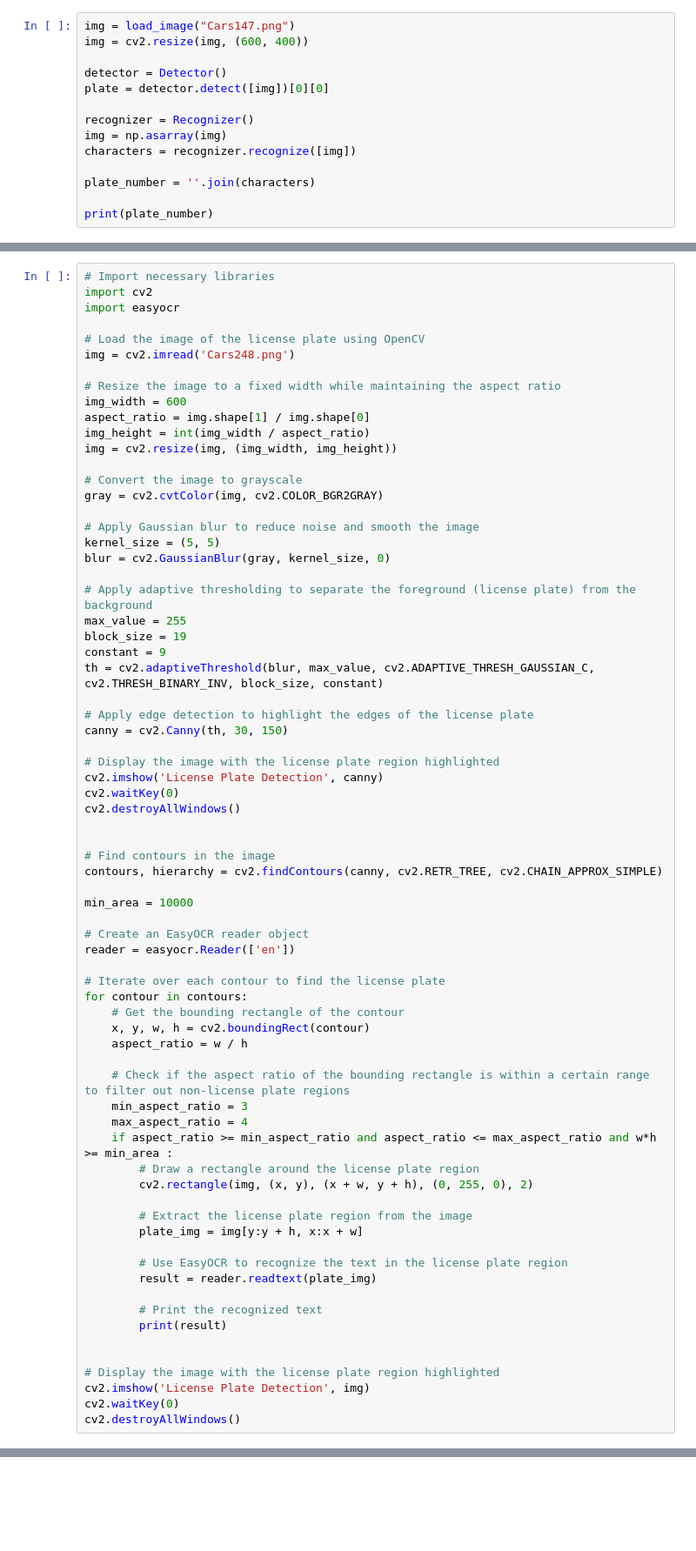
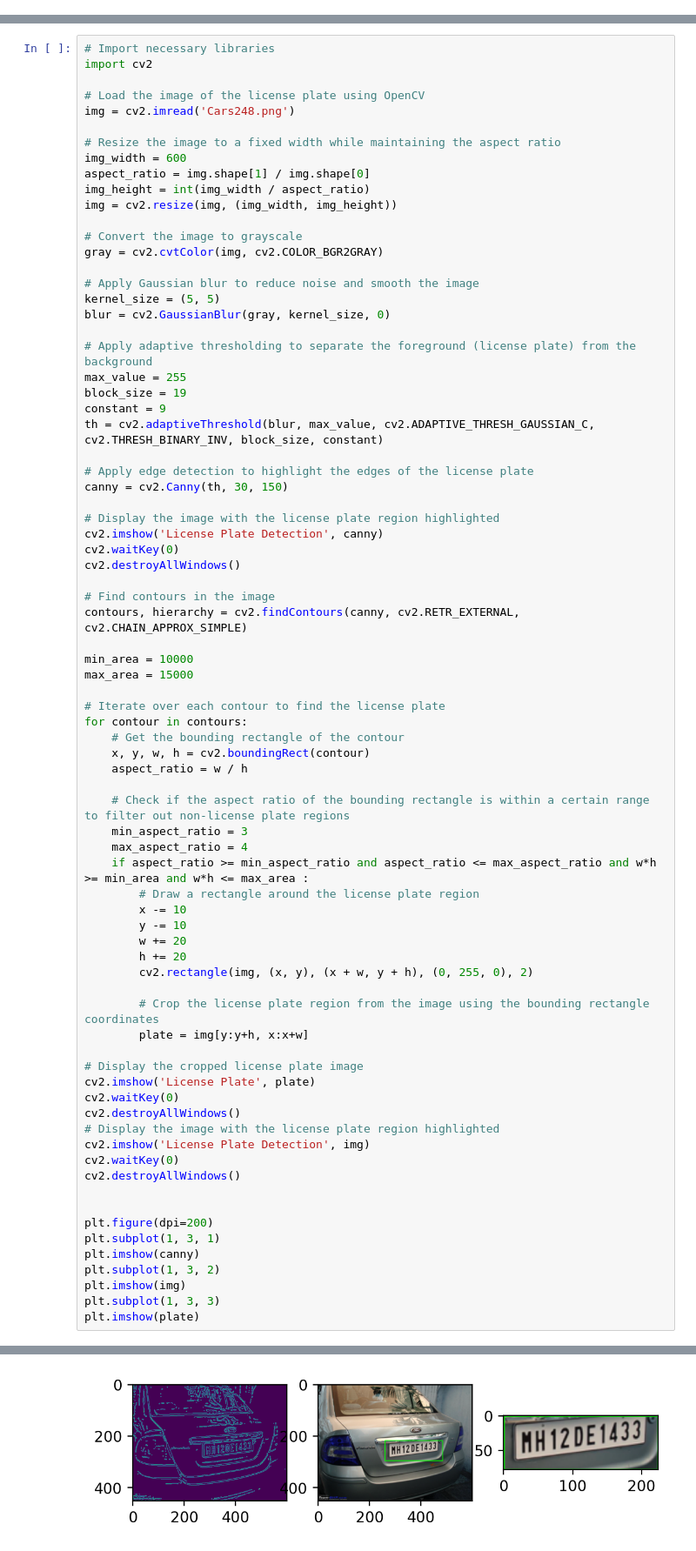
Before and after one commit to epeter6/CS482, a Jupyter notebook: Final Project.ipynb, the cells around one changed output, grey strips where cells are left out. Shown at 87% size. Drawn from its saved outputs; the diff is of its cells as text; blank space fills up the shorter version.

```diff
--- a/Final Project.ipynb
+++ b/Final Project.ipynb
@@ -23,14 +14,0 @@ def load_image(filepath):
-# %%
-img = load_image("Cars147.png")
-img = cv2.resize(img, (600, 400))
-
-detector = Detector()
-plate = detector.detect([img])[0][0]
-
-recognizer = Recognizer()
-img = np.asarray(img)
-characters = recognizer.recognize([img])
-
-plate_number = ''.join(characters)
-
-print(plate_number)
@@ -41,7 +22,6 @@ IndexError: index 0 is out of bounds for axis 0 with size 0
 # %%
 # Import necessary libraries
 import cv2
-import easyocr
 
 # Load the image of the license plate using OpenCV
 img = cv2.imread('Cars248.png')
@@ -73,14 +53,11 @@ cv2.imshow('License Plate Detection', canny)
 cv2.waitKey(0)
 cv2.destroyAllWindows()
 
-
 # Find contours in the image
-contours, hierarchy = cv2.findContours(canny, cv2.RETR_TREE, cv2.CHAIN_APPROX_SIMPLE)
+contours, hierarchy = cv2.findContours(canny, cv2.RETR_EXTERNAL, cv2.CHAIN_APPROX_SIMPLE)
 
 min_area = 10000
-
-# Create an EasyOCR reader object
-reader = easyocr.Reader(['en'])
+max_area = 15000
 
 # Iterate over each contour to find the license plate
 for contour in contours:
@@ -91,22 +68,32 @@ for contour in contours:
     # Check if the aspect ratio of the bounding rectangle is within a certain range to filter out non-license plate regions
     min_aspect_ratio = 3
     max_aspect_ratio = 4
-    if aspect_ratio >= min_aspect_ratio and aspect_ratio <= max_aspect_ratio and w*h >= min_area :
+    if aspect_ratio >= min_aspect_ratio and aspect_ratio <= max_aspect_ratio and w*h >= min_area and w*h <= max_area :
         # Draw a rectangle around the license plate region
+        x -= 10
+        y -= 10
+        w += 20
+        h += 20
         cv2.rectangle(img, (x, y), (x + w, y + h), (0, 255, 0), 2)
 
-        # Extract the license plate region from the image
-        plate_img = img[y:y + h, x:x + w]
+        # Crop the license plate region from the image using the bounding rectangle coordinates
+        plate = img[y:y+h, x:x+w]
 
-        # Use EasyOCR to recognize the text in the license plate region
-        result = reader.readtext(plate_img)
-
-        # Print the recognized text
-        print(result)
-
-
+# Display the cropped license plate image
+cv2.imshow('License Plate', plate)
+cv2.waitKey(0)
+cv2.destroyAllWindows()
 # Display the image with the license plate region highlighted
 cv2.imshow('License Plate Detection', img)
 cv2.waitKey(0)
 cv2.destroyAllWindows()
+
+
+plt.figure(dpi=200)
+plt.subplot(1, 3, 1)
+plt.imshow(canny)
+plt.subplot(1, 3, 2)
+plt.imshow(img)
+plt.subplot(1, 3, 3)
+plt.imshow(plate)
 # %% [output]
@@ -113,0 +101 @@ error: OpenCV(4.5.4) D:\a\opencv-python\opencv-python\opencv\modules\highgui\src
+[figure, added]
```
Also changed, not shown: parts of 7 cells of this notebook.
